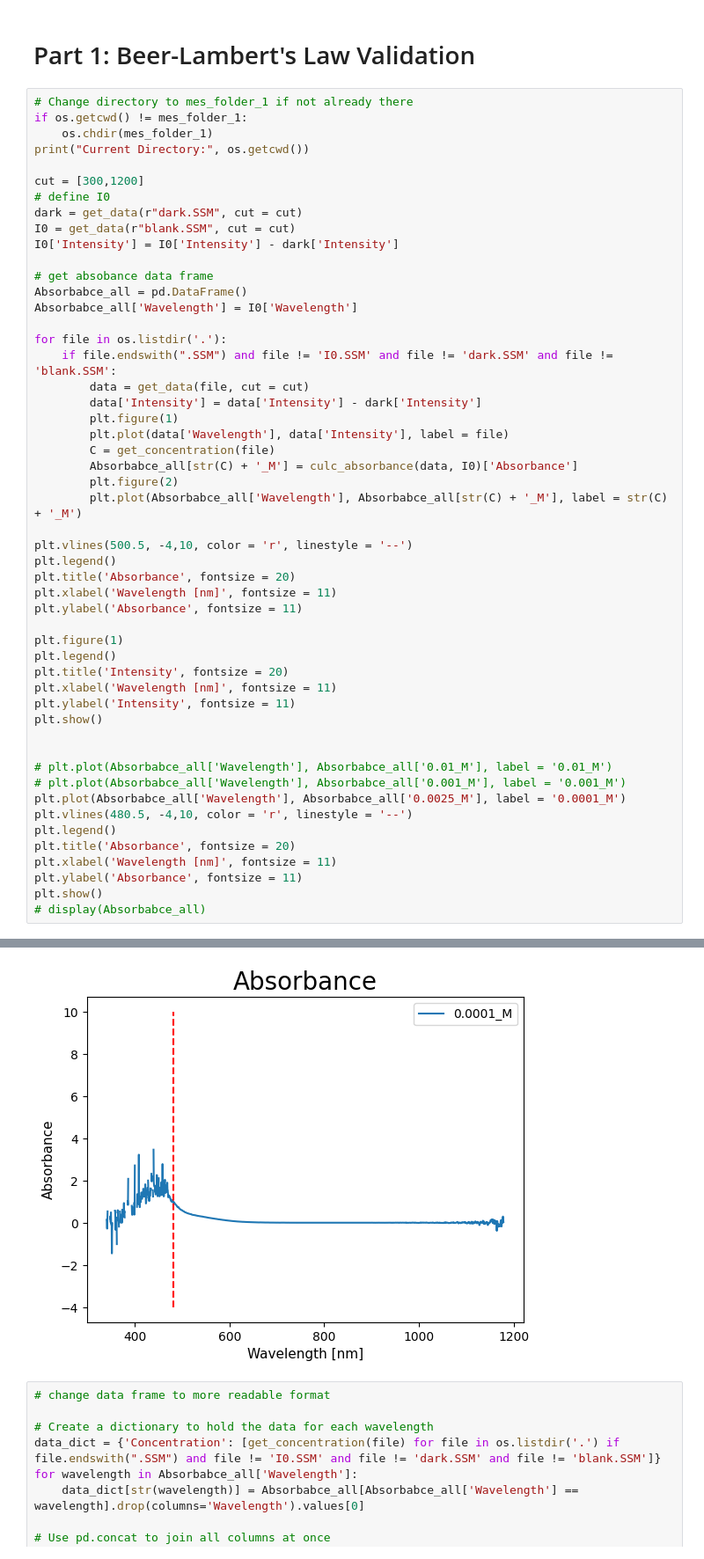
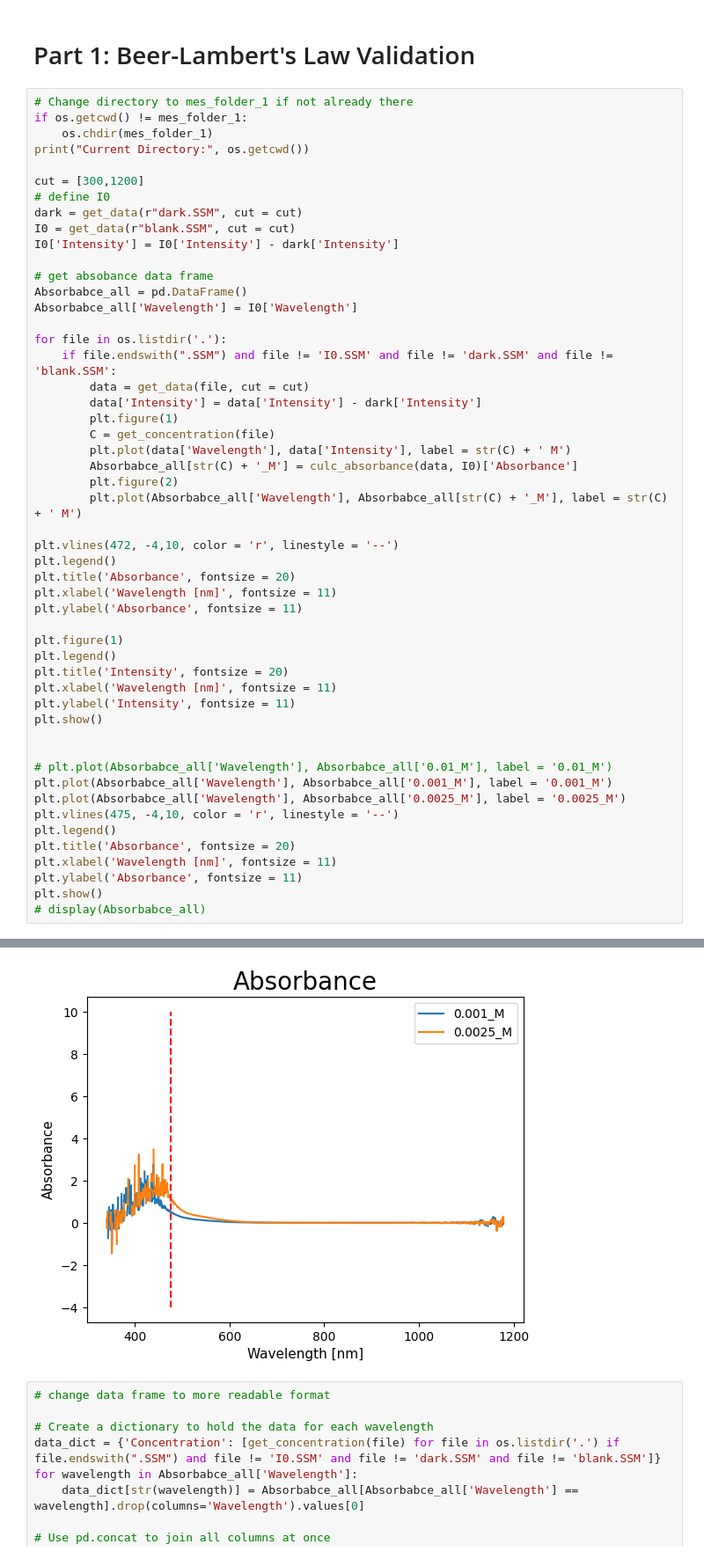
Before and after one commit to YehonathanBarda/PhyChemLab, a Jupyter notebook: Kinetics.ipynb, the cells around one changed output, grey strips where cells are left out. Shown at 88% size. Drawn from its saved outputs; the diff is of its cells as text.

```diff
--- a/Kinetics.ipynb
+++ b/Kinetics.ipynb
@@ -151,13 +151,13 @@ for file in os.listdir('.'):
         data = get_data(file, cut = cut)
         data['Intensity'] = data['Intensity'] - dark['Intensity']
         plt.figure(1)
-        plt.plot(data['Wavelength'], data['Intensity'], label = file)
         C = get_concentration(file)
+        plt.plot(data['Wavelength'], data['Intensity'], label = str(C) + ' M')
         Absorbabce_all[str(C) + '_M'] = culc_absorbance(data, I0)['Absorbance']
         plt.figure(2)
-        plt.plot(Absorbabce_all['Wavelength'], Absorbabce_all[str(C) + '_M'], label = str(C) + '_M')
+        plt.plot(Absorbabce_all['Wavelength'], Absorbabce_all[str(C) + '_M'], label = str(C) + ' M')
 
-plt.vlines(500.5, -4,10, color = 'r', linestyle = '--')
+plt.vlines(472, -4,10, color = 'r', linestyle = '--')
 plt.legend()
 plt.title('Absorbance', fontsize = 20)
 plt.xlabel('Wavelength [nm]', fontsize = 11)
@@ -172,9 +172,9 @@ plt.show()
 
 
 # plt.plot(Absorbabce_all['Wavelength'], Absorbabce_all['0.01_M'], label = '0.01_M')
-# plt.plot(Absorbabce_all['Wavelength'], Absorbabce_all['0.001_M'], label = '0.001_M')
-plt.plot(Absorbabce_all['Wavelength'], Absorbabce_all['0.0025_M'], label = '0.0001_M')
-plt.vlines(480.5, -4,10, color = 'r', linestyle = '--')
+plt.plot(Absorbabce_all['Wavelength'], Absorbabce_all['0.001_M'], label = '0.001_M')
+plt.plot(Absorbabce_all['Wavelength'], Absorbabce_all['0.0025_M'], label = '0.0025_M')
+plt.vlines(475, -4,10, color = 'r', linestyle = '--')
 plt.legend()
 plt.title('Absorbance', fontsize = 20)
 plt.xlabel('Wavelength [nm]', fontsize = 11)
@@ -188,4 +188,4 @@ Current Directory: c:\Users\yaniv\Yehonathan TAU\PhyChemLab\kinetics_data\part 1
-[figure, old version]
+[figure, new version]
 # %%
 # change data frame to more readable format
 
```
Also changed, not shown: parts of 3 cells of this notebook, 7 other files.
